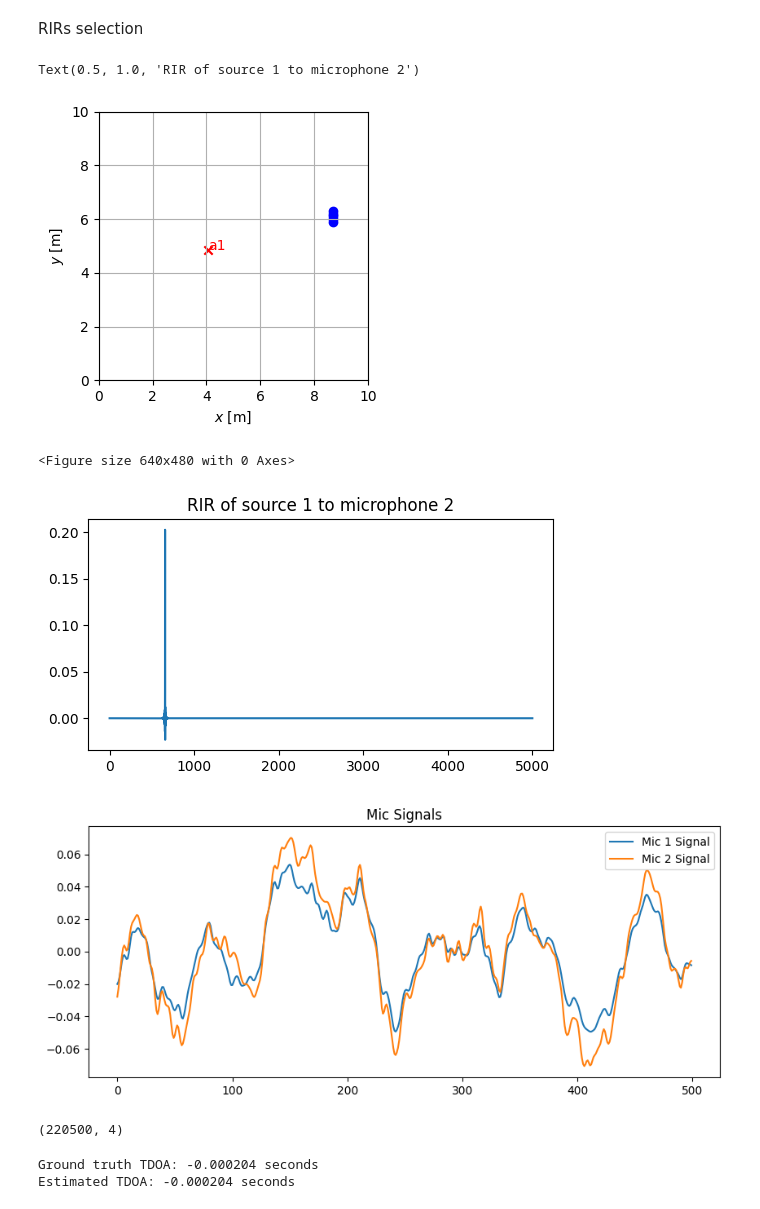
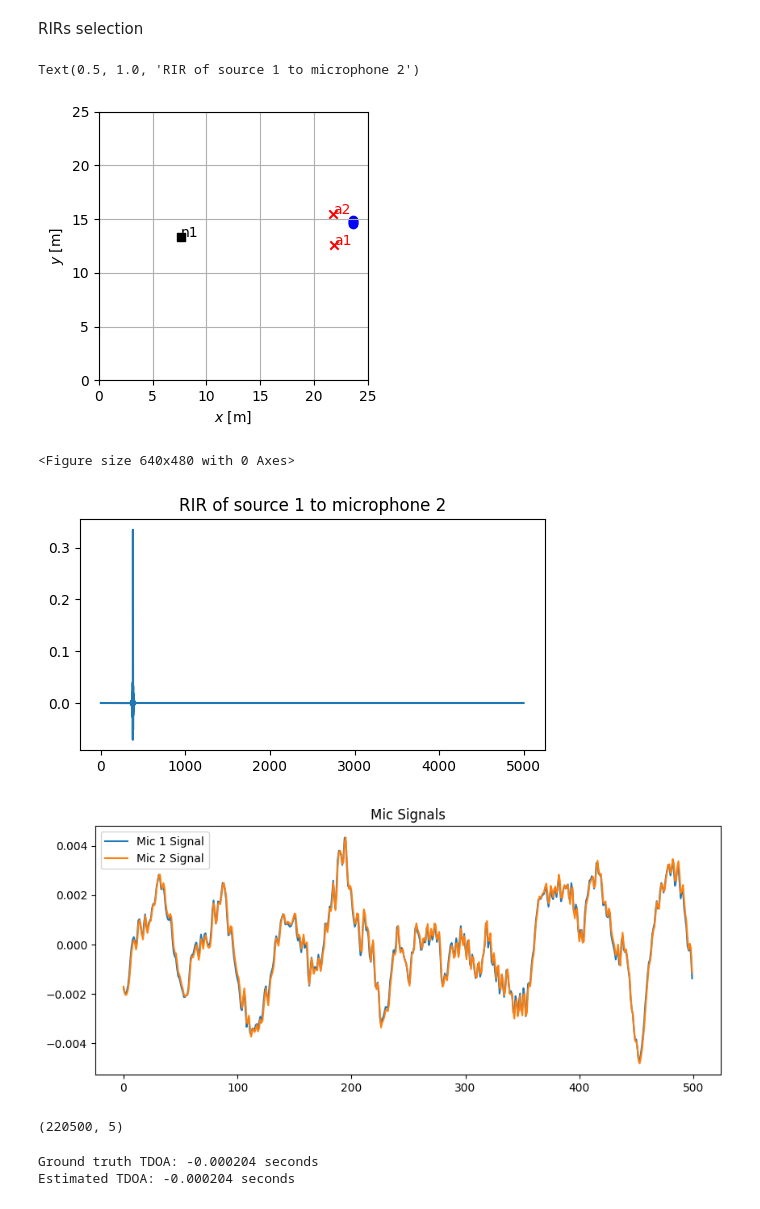
Before and after one commit to HeartUnderBladepyz/P-D-ISSP, a Jupyter notebook: notebook_skeleton.ipynb, the cells around one changed output. Cells and saved outputs as stored; diff of their text form; code cells hidden in the pictures.

```diff
--- a/notebook_skeleton.ipynb
+++ b/notebook_skeleton.ipynb
@@ -67,7 +66,7 @@ Acoustic scenario object containing the RIRs, with parameters:
 >> Field "theme": SystemDefault
 # %%
 from package.gui_utils import load_rirs
-current_rir = "C:/Users/uprub/Documents/PandD/pandd2023-base/rirs/rirs_20250226_13h59m43s.pkl.gz"
+current_rir = "C:/Users/uprub/Documents/PandD/pandd2023-base/rirs/rirs_20250226_20h15m06s.pkl.gz"
 acousticScenario = load_rirs(path=current_rir) # loads the data
 roomDim = acousticScenario.roomDim # access the room dimension [m]
 print(acousticScenario) # print out all parameters
@@ -120,9 +119,9 @@ plt.title("RIR of source 1 to microphone 2")
 # print(acousticScenario)
 # %% [output]
 Text(0.5, 1.0, 'RIR of source 1 to microphone 2')
-[figure, old version]
+[figure, new version]
 <Figure size 640x480 with 0 Axes>
-[figure, old version]
+[figure, new version]
 # %%
 # Part 2
 import scipy
@@ -144,7 +143,6 @@ def create_micsigs(target_audio_files, noise_audio_files, acousticScenario, T_s,
         speech_components = []
         for file in target_audio_files:
             speech, fs_audio = sf.read(file)
-            fs = fs_audio
             speech_resampled = signal.resample(speech, int(len(speech) * fs / fs_audio)) if fs != fs_audio else speech
             speech_padded = np.pad(speech_resampled[:T_ds], (0, max(0, T_ds - len(speech_resampled))))
             speech_components.append(speech_padded)
@@ -161,11 +159,11 @@ def create_micsigs(target_audio_files, noise_audio_files, acousticScenario, T_s,
             mic_signal = np.zeros(T_ds)
             for audio_idx, speech in enumerate(speech_components):
                 rir_speech = acousticScenario.RIRsAudio[:, mic_idx, audio_idx]
-                rir_speech /= np.max(np.abs(rir_speech))
+                #rir_speech /= np.max(np.abs(rir_speech))
                 mic_signal += signal.fftconvolve(speech, rir_speech, mode='same')
             for noise_idx, noise in enumerate(noise_components):
                 rir_noise = acousticScenario.RIRsNoise[:, mic_idx, noise_idx]
-                rir_noise /= np.max(np.abs(rir_noise))
+                #rir_noise /= np.max(np.abs(rir_noise))
                 mic_signal += signal.fftconvolve(noise, rir_noise, mode='same')
 
             mic_signals[:, mic_idx] = mic_signal
@@ -200,38 +198,38 @@ def create_micsigs(target_audio_files, noise_audio_files, acousticScenario, T_s,
 
     # Plot first two microphone signals
     # for mic_idx in range(num_micro):
     #     plt.figure(figsize=(10, 4))
     #     plt.plot(mic_signals[:, mic_idx], label=f'Mic {mic_idx + 1}')
     #     plt.title(f"Microphone {mic_idx + 1} Signal")
     #     # plt.xlim((6425,6470))
     #     plt.xlabel("Samples")
     #     plt.ylabel("Amplitude")
     #     plt.legend()
     #     plt.show()
 
     return mic_signals, speech_components, noise_components, fs
 
 hm_sources = ["C:/Users/uprub/Documents/PandD/pandd2023-base/sound_files/head_mounted_rirs/s30"]
 Time_duration = 5
-mic, speech, noise, _ = create_micsigs(["C:/Users/uprub/Documents/PandD/pandd2023-base/sound_files/rep_part1_track1_dry.wav"], [], acousticScenario, Time_duration, hm_sources)
+mic, speech, noise, _ = create_micsigs(["C:/Users/uprub/Documents/PandD/pandd2023-base/sound_files/rep_part1_track1_dry.wav","C:/Users/uprub/Documents/PandD/pandd2023-base/sound_files/rep_part1_track1_dry.wav"], ["C:/Users/uprub/Documents/PandD/pandd2023-base/sound_files/Babble_noise1.wav"], acousticScenario, Time_duration, [])
 plt.figure(figsize=(10, 4))
 plt.plot(mic[5500:6000, 0], label="Mic 1 Signal")
 plt.plot(mic[5500:6000, 1], label="Mic 2 Signal")
 plt.legend()
 plt.title("Mic Signals")
 plt.show()
 
 
 # sd.play(speech1[0:fs*1], fs)
 # sd.play(mic[:,0], fs)
 
 print(mic.shape)
 # Play the first microphone signal
-# sd.play(mic[:, 0], samplerate=acousticScenario.fs)
-# sd.wait()  # Wait until playback finishes
+sd.play(mic[:, 0], samplerate=acousticScenario.fs)
+sd.wait()  # Wait until playback finishes
 # %% [output]
-[figure, old version]
+[figure, new version]
-(220500, 4)
+(220500, 5)
 # %%
 #Part 3 new
 import numpy as np
```
Also changed, not shown: parts of 4 cells of this notebook.
